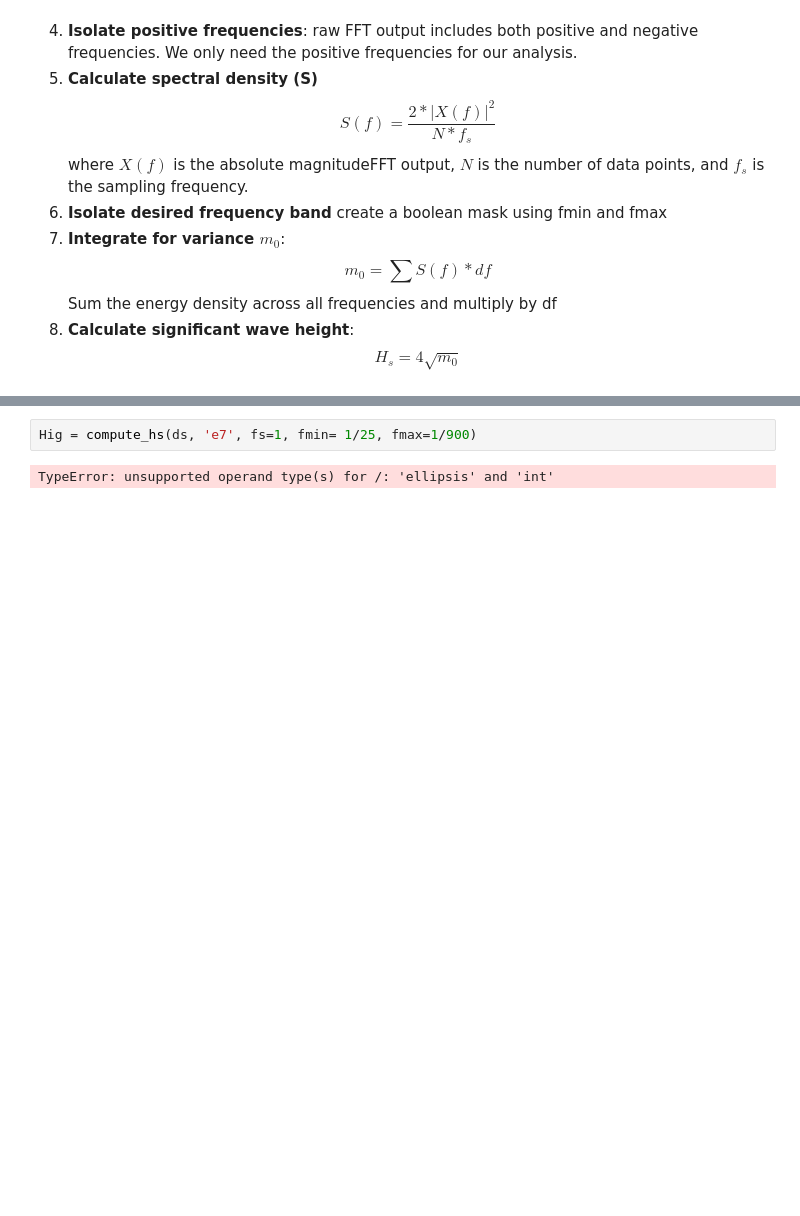
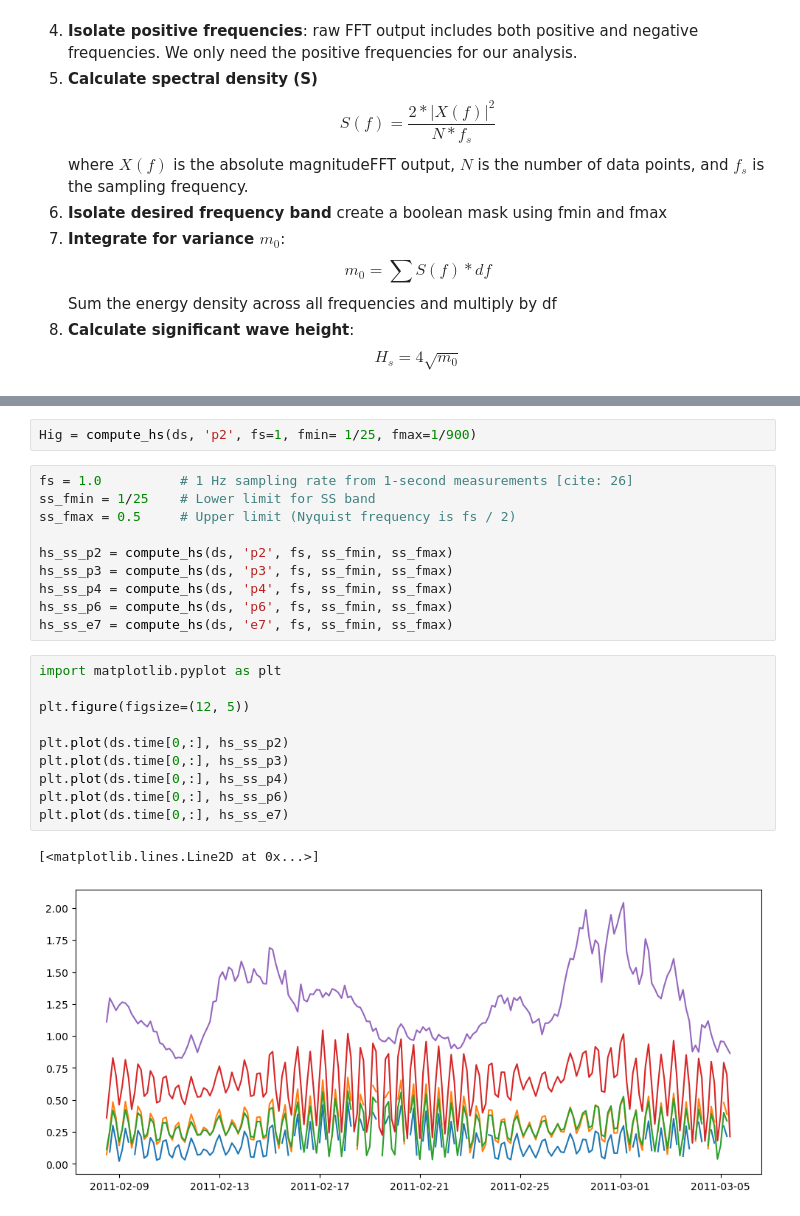
Before and after one commit to isidora-rojas/SIO175_DataAnalysis, a Jupyter notebook: Module_4/intro2functions.ipynb, the cells around one changed output, grey strips where cells are left out. Drawn from its saved outputs; the diff is of its cells as text; blank space fills up the shorter version.

```diff
--- a/Module_4/intro2functions.ipynb
+++ b/Module_4/intro2functions.ipynb
@@ -95,4 +124,25 @@ def compute_hs(dataset, variable_name, fs, fmin, fmax):
 # %%
-Hig = compute_hs(ds, 'e7', fs=1, fmin= 1/25, fmax=1/900)
+Hig = compute_hs(ds, 'p2', fs=1, fmin= 1/25, fmax=1/900)
-# %% [output]
-TypeError: unsupported operand type(s) for /: 'ellipsis' and 'int'
+# %%
+fs = 1.0          # 1 Hz sampling rate from 1-second measurements [cite: 26]
+ss_fmin = 1/25    # Lower limit for SS band
+ss_fmax = 0.5     # Upper limit (Nyquist frequency is fs / 2)
+
+hs_ss_p2 = compute_hs(ds, 'p2', fs, ss_fmin, ss_fmax)
+hs_ss_p3 = compute_hs(ds, 'p3', fs, ss_fmin, ss_fmax)
+hs_ss_p4 = compute_hs(ds, 'p4', fs, ss_fmin, ss_fmax)
+hs_ss_p6 = compute_hs(ds, 'p6', fs, ss_fmin, ss_fmax)
+hs_ss_e7 = compute_hs(ds, 'e7', fs, ss_fmin, ss_fmax)
+# %%
+import matplotlib.pyplot as plt
+
+plt.figure(figsize=(12, 5))
+
+plt.plot(ds.time[0,:], hs_ss_p2)
+plt.plot(ds.time[0,:], hs_ss_p3)
+plt.plot(ds.time[0,:], hs_ss_p4)
+plt.plot(ds.time[0,:], hs_ss_p6)
+plt.plot(ds.time[0,:], hs_ss_e7)
+# %% [output]
+[<matplotlib.lines.Line2D at 0x...>]
+[figure, added]
```
Also changed, not shown: parts of 3 cells of this notebook, 6 other files.
